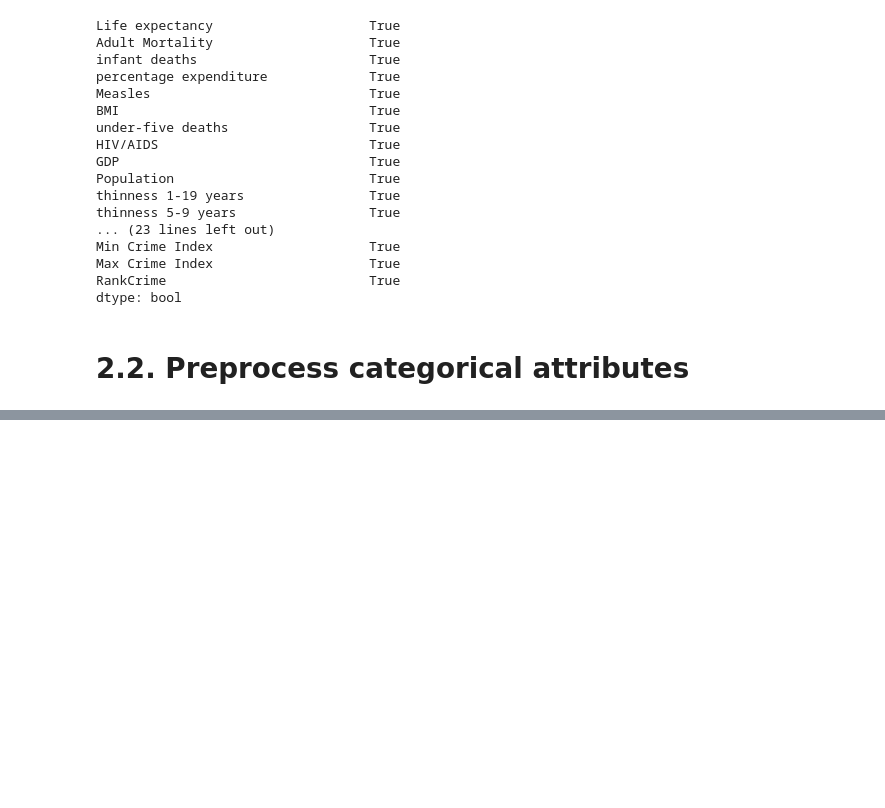
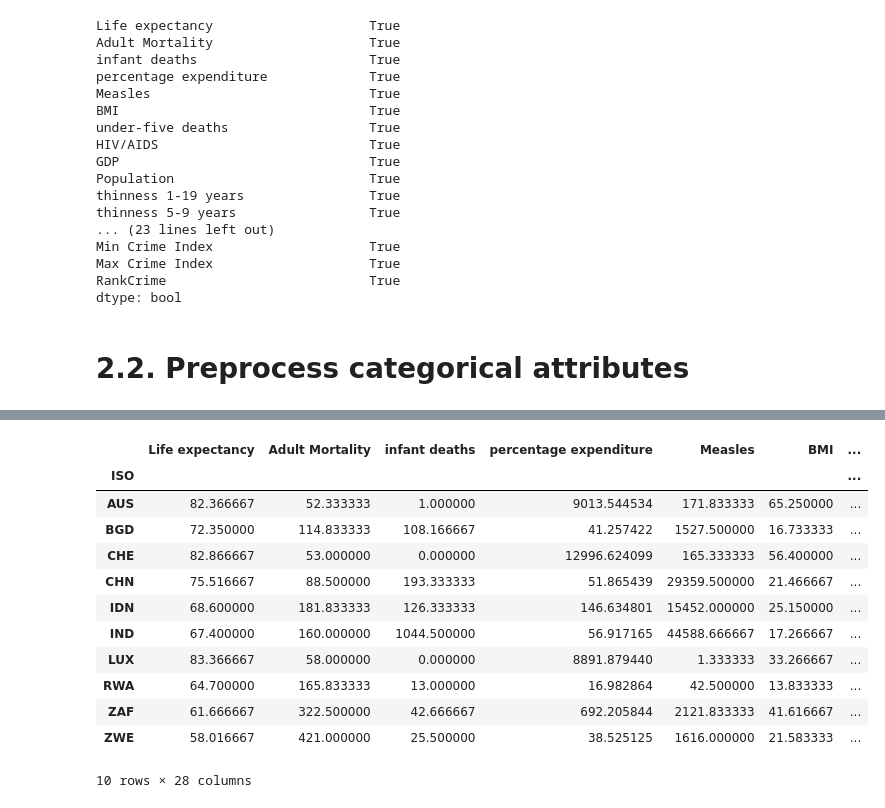
Before and after one commit to rikvanloenhout/2AMD20, a Jupyter notebook: src/main.ipynb, the cells around one changed output, grey strips where cells are left out. Saved outputs shown, nothing was run; the diff lists cells and outputs as text; code cells hidden in the pictures; blank space fills up the shorter version.

```diff
--- a/src/main.ipynb
+++ b/src/main.ipynb
@@ -463,0 +489,16 @@ df_combined.to_csv("../datasets/all_data.csv")
+# %%
+df_combined.dropna(axis=0)
+# %% [output]
+|  | Life expectancy | Adult Mortality | infant deaths | percentage expenditure | Measles | BMI | ... |
+| ISO |  |  |  |  |  |  | ... |
+| AUS | 82.366667 | 52.333333 | 1.000000 | 9013.544534 | 171.833333 | 65.250000 | ... |
+| BGD | 72.350000 | 114.833333 | 108.166667 | 41.257422 | 1527.500000 | 16.733333 | ... |
+| CHE | 82.866667 | 53.000000 | 0.000000 | 12996.624099 | 165.333333 | 56.400000 | ... |
+| CHN | 75.516667 | 88.500000 | 193.333333 | 51.865439 | 29359.500000 | 21.466667 | ... |
+| IDN | 68.600000 | 181.833333 | 126.333333 | 146.634801 | 15452.000000 | 25.150000 | ... |
+| IND | 67.400000 | 160.000000 | 1044.500000 | 56.917165 | 44588.666667 | 17.266667 | ... |
+| LUX | 83.366667 | 58.000000 | 0.000000 | 8891.879440 | 1.333333 | 33.266667 | ... |
+| RWA | 64.700000 | 165.833333 | 13.000000 | 16.982864 | 42.500000 | 13.833333 | ... |
+| ZAF | 61.666667 | 322.500000 | 42.666667 | 692.205844 | 2121.833333 | 41.616667 | ... |
+| ZWE | 58.016667 | 421.000000 | 25.500000 | 38.525125 | 1616.000000 | 21.583333 | ... |
+10 rows × 28 columns
```
Also changed, not shown: parts of 17 cells of this notebook, 12 other files.
